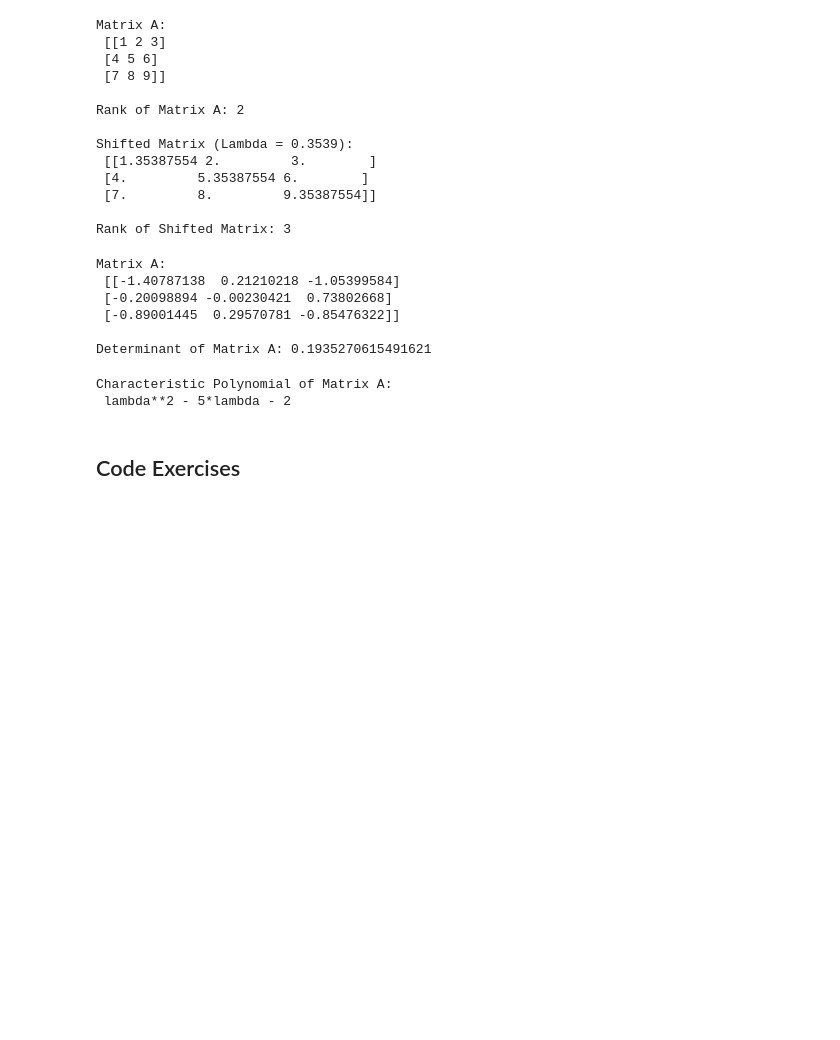
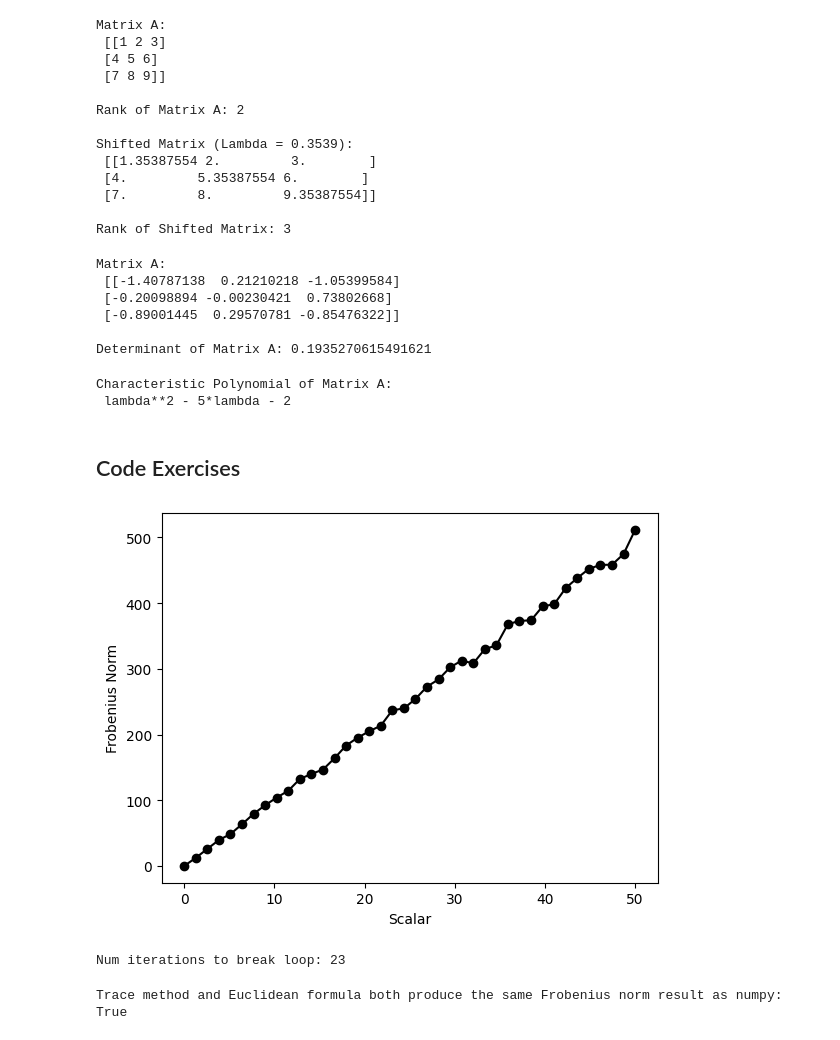
Before and after one commit to MiesnerJacob/practical-linear-algebra-for-data-science, a Jupyter notebook: 06-matrices-pt2.ipynb, the cells around one changed output. Cells and saved outputs as stored; diff of their text form; code cells hidden in the pictures; blank space fills up the shorter version.

Commit message:
finished code exercises for chapter 6

```diff
--- a/06-matrices-pt2.ipynb
+++ b/06-matrices-pt2.ipynb
@@ -408,0 +389,74 @@ Characteristic Polynomial of Matrix A:
+# %%
+# Exercise 6-1 (Matrix Norms Experiment)
+
+# 10 experiment iterations
+n_experiments = 10
+
+# 40 random numbers between 0 and 50
+scalars = np.linspace(0,50,40)
+
+# Create zeros matrix for storing results
+norm_results = np.zeros(shape=(40, 10))
+
+# Iterate through experiment 10 times for each scalar
+for scalar_index in range(len(scalars)):
+    for experiment in range(n_experiments):
+        # Create 10x10 random numbers matrix
+        matrix = np.random.randn(10,10)
+
+        # scale the matrix
+        scaled_matrix = matrix * scalars[scalar_index]
+
+        # Compute Frobenius Norm
+        matrix_frob_norm = np.linalg.norm(scaled_matrix, "fro")
+
+        # Store norm in results
+        norm_results[scalar_index, experiment] = matrix_frob_norm
+
+# Plot results
+plt.plot(scalars, np.mean(norm_results, axis=1), 'ko-')
+plt.xlabel('Scalar')
+plt.ylabel('Frobenius Norm')
+plt.show()
+# %% [output]
+[figure, added]
+# %%
+# Exercise 6-2 (Algo for creating Frobenius distance between two matrices equal to 1)
+
+def frobenius_distance(matrix_a, matrix_b):
+    matrix_c = matrix_a - matrix_b
+    return np.linalg.norm(matrix_c, "fro")
+
+matrix_a = np.random.randn(7, 7)
+matrix_b = np.random.randn(7, 7)
+
+s = 1
+
+# Loop and multiply scalar by .9 after each iteration, break when distnace gets below 1
+iterations = 0
+while True:
+    iterations += 1
+    scaled_matrix_a = matrix_a * s
+    scaled_matrix_b = matrix_b * s
+    f_dis = frobenius_distance(scaled_matrix_a, scaled_matrix_b)
+    if f_dis < 1:
+        break
+    else:
+        s = s * 0.9
+
+print("Num iterations to break loop:", iterations)
+# %% [output]
+Num iterations to break loop: 23
+# %%
+# Exercise 6-3 (Show that the trace method and Euclidean formula both produce the Frobenius norm)
+
+matrix_a = np.random.randn(5, 5)
+
+trace_method_result = matrix_trace(matrix_a.T @ matrix_a) ** 0.5
+euclidean_formula_result = frobenius_norm(matrix_a)
+numpy_result = np.linalg.norm(matrix_a, "fro")
+frob_norm_check = trace_method_result == euclidean_formula_result == numpy_result
+
+print("Trace method and Euclidean formula both produce the same Frobenius norm result as numpy: ", frob_norm_check)
+# %% [output]
+Trace method and Euclidean formula both produce the same Frobenius norm result as numpy:  True
```
Also changed, not shown: parts of 17 cells of this notebook.
